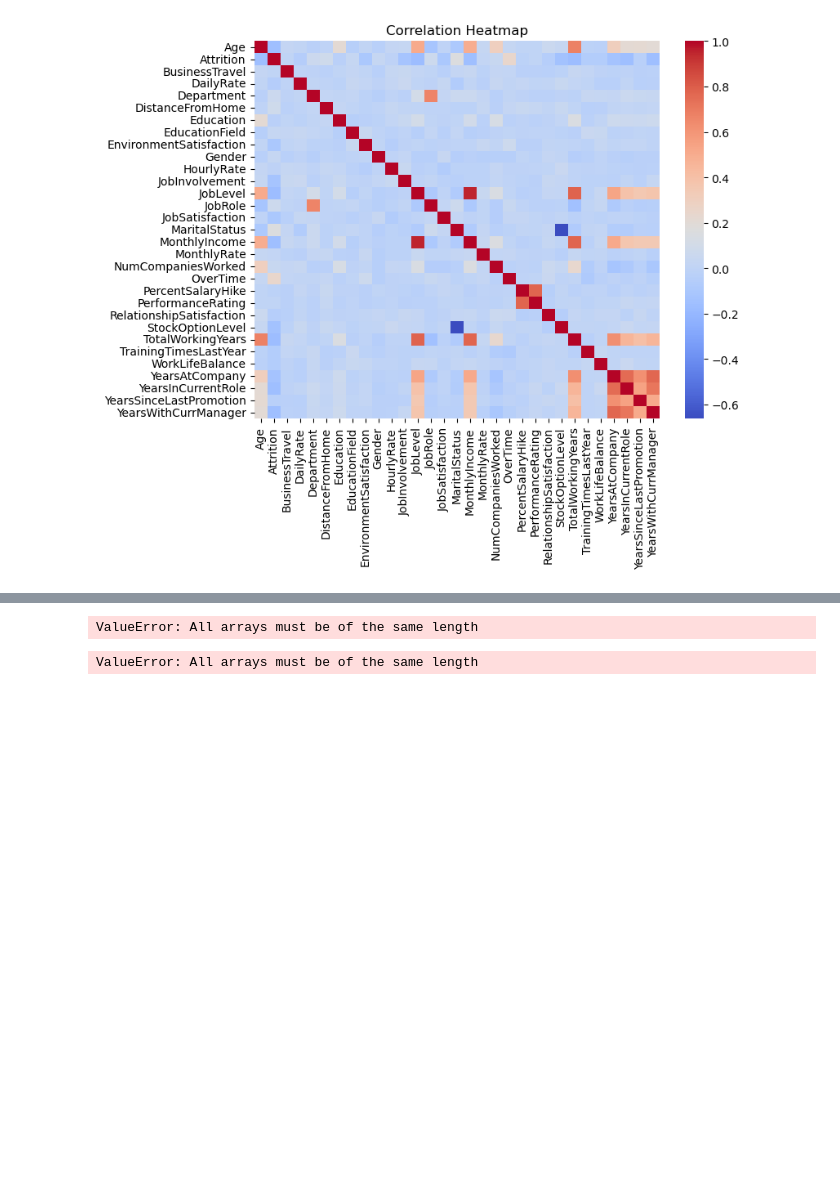
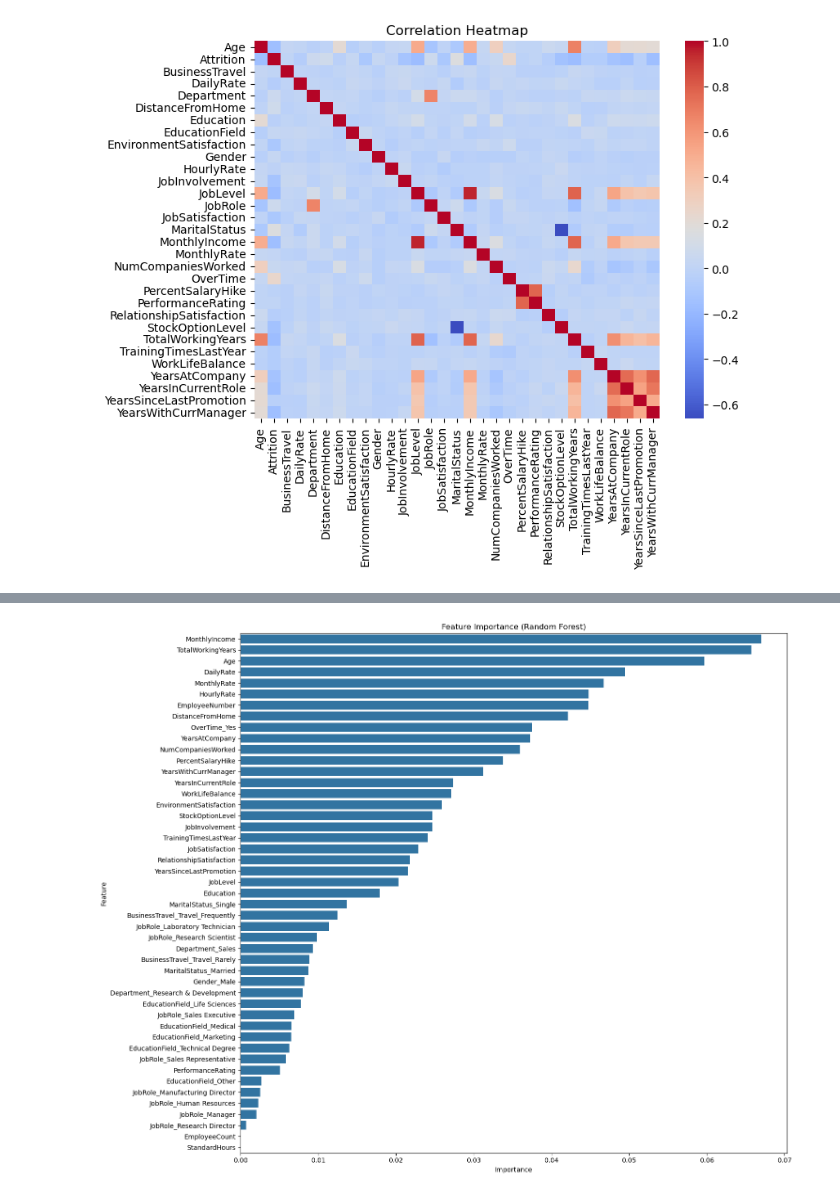
Before and after one commit to priyatosh123/Employee-attrition-predictor, a Jupyter notebook: employee-attrition-predictor/ attrition_model.ipynb, the cells around one changed output, grey strips where cells are left out. Cells and saved outputs as stored; diff of their text form; code cells hidden in the pictures; blank space fills up the shorter version.

```diff
--- a/employee-attrition-predictor/ attrition_model.ipynb
+++ b/employee-attrition-predictor/ attrition_model.ipynb
@@ -83,3 +75,17 @@ ValueError: could not convert string to float: 'Travel_Rarely'
+# %%
+from sklearn.preprocessing import StandardScaler
+import pandas as pd
+
+# Split features and target
+X = df.drop("Attrition", axis=1)
+y = df["Attrition"]
+
+# Convert categorical columns to numeric using one-hot encoding
+X_encoded = pd.get_dummies(X, drop_first=True)
+
+# Now scale the numeric features
+scaler = StandardScaler()
+X_scaled = scaler.fit_transform(X_encoded)
 # %%
 X_train, X_test, y_train, y_test = train_test_split(X_scaled, y, test_size=0.2, random_state=42, stratify=y)
 # %%
@@ -172,27 +143,23 @@ plt.show()
 # %%
+import matplotlib.pyplot as plt
+import seaborn as sns
+import pandas as pd
+
+
+feat_names = X_encoded.columns
+
 importances = rf_model.feature_importances_
-feat_names = X.columns
-imp_df = pd.DataFrame({"Feature": feat_names, "Importance": importances}).sort_values(by="Importance", ascending=False)
 
-plt.figure(figsize=(10,6))
+imp_df = pd.DataFrame({
+    "Feature": feat_names,
+    "Importance": importances
+}).sort_values(by="Importance", ascending=False)
+
+plt.figure(figsize=(15,12))
 sns.barplot(x="Importance", y="Feature", data=imp_df)
 plt.title("Feature Importance (Random Forest)")
 plt.tight_layout()
+plt.savefig("feature_importance_rf.png")  # Saves the image
 plt.show()
 # %% [output]
-ValueError: All arrays must be of the same length
+[figure, added]
-# %%
-importances = rf_model.feature_importances_
-feat_names = X.columns
-imp_df = pd.DataFrame({"Feature": feat_names, "Importance": importances}).sort_values(by="Importance", ascending=False)
-
-plt.figure(figsize=(10, 6))
-sns.barplot(x="Importance", y="Feature", data=imp_df)
-plt.title("Feature Importance (Random Forest)")
-plt.tight_layout()
-
-plt.savefig("feature_importance_rf.png", dpi=80, bbox_inches='tight')
-
-plt.show()
-# %% [output]
-ValueError: All arrays must be of the same length
```
Also changed, not shown: parts of 11 cells of this notebook, 2 other files.
